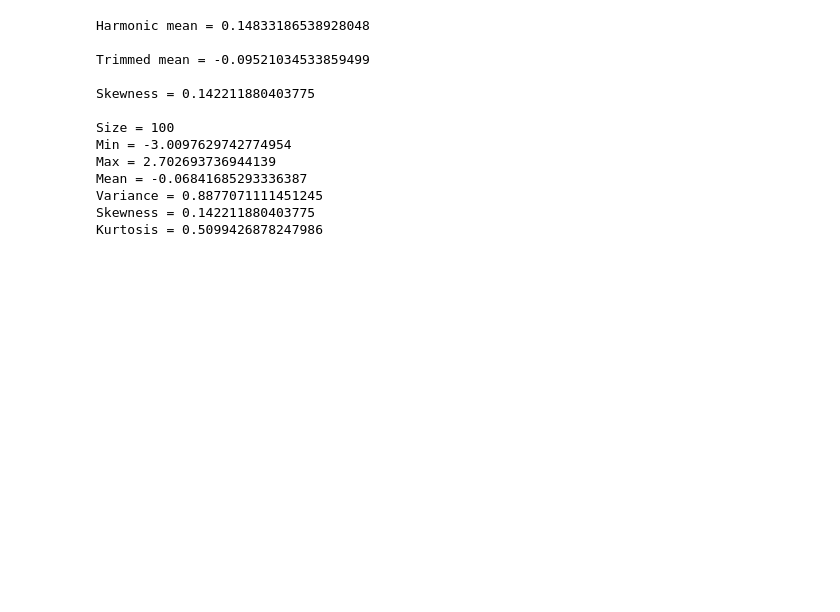
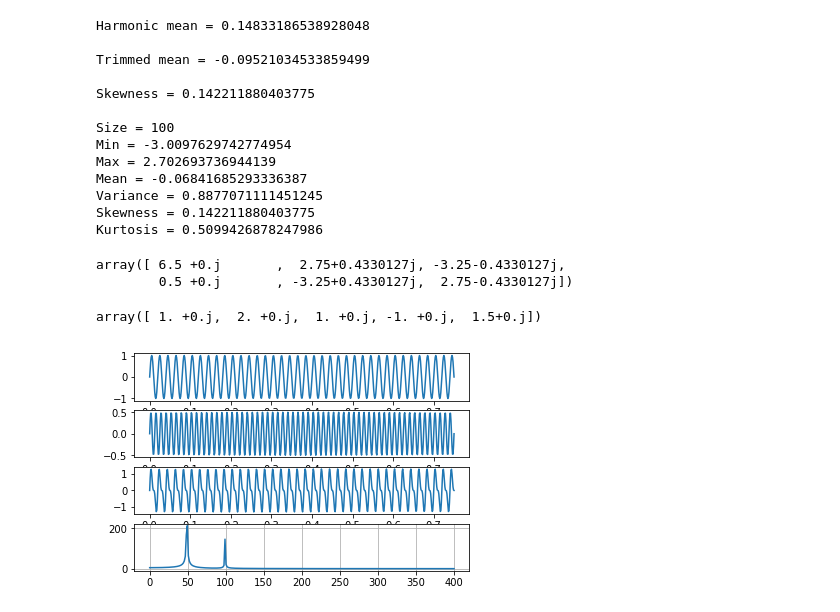
Before and after one commit to zll5267/save-daily-exercise, a Jupyter notebook: python/jupyter/scipy_tutorial.ipynb, the cells around one changed output. Cells and saved outputs as stored; diff of their text form; code cells hidden in the pictures; blank space fills up the shorter version.

```diff
--- a/python/jupyter/scipy_tutorial.ipynb
+++ b/python/jupyter/scipy_tutorial.ipynb
@@ -384,0 +390,40 @@ Kurtosis = 0.5099426878247986
+# %%
+x = np.array([1.0, 2.0, 1.0, -1.0, 1.5, 2.0])
+y = fft(x)
+y
+# %% [output]
+array([ 6.5 +0.j       ,  2.75+0.4330127j, -3.25-0.4330127j,
+        0.5 +0.j       , -3.25+0.4330127j,  2.75-0.4330127j])
+# %%
+ix = ifft(y)
+ix
+# %% [output]
+array([ 1. +0.j,  2. +0.j,  1. +0.j, -1. +0.j,  1.5+0.j])
+# %%
+
+# Number of sample points
+N = 600
+# sample spacing
+T = 1.0 / 800.0
+x = np.linspace(0.0, N*T, N)
+
+y1 = np.sin(50.0 * 2.0*np.pi*x)
+y2 = 0.5*np.sin(80.0 * 2.0*np.pi*x)
+
+y = np.sin(50.0 * 2.0*np.pi*x) + 0.5*np.sin(100.0 * 2.0*np.pi*x)
+yf = fft(y)
+xf = np.linspace(0.0, 1.0/(2.0*T), N//2)
+
+plt.subplot(4,1,1)
+plt.plot(x, y1)
+plt.subplot(4,1,2)
+plt.plot(x, y2)
+plt.subplot(4,1,3)
+plt.plot(x, y)
+
+plt.subplot(4,1,4)
+plt.plot(xf,  np.abs(yf[1:N//2+1]))
+plt.grid()
+plt.show()
+# %% [output]
+[figure, added]
```
Also changed, not shown: parts of 3 cells of this notebook, 1 other file.
